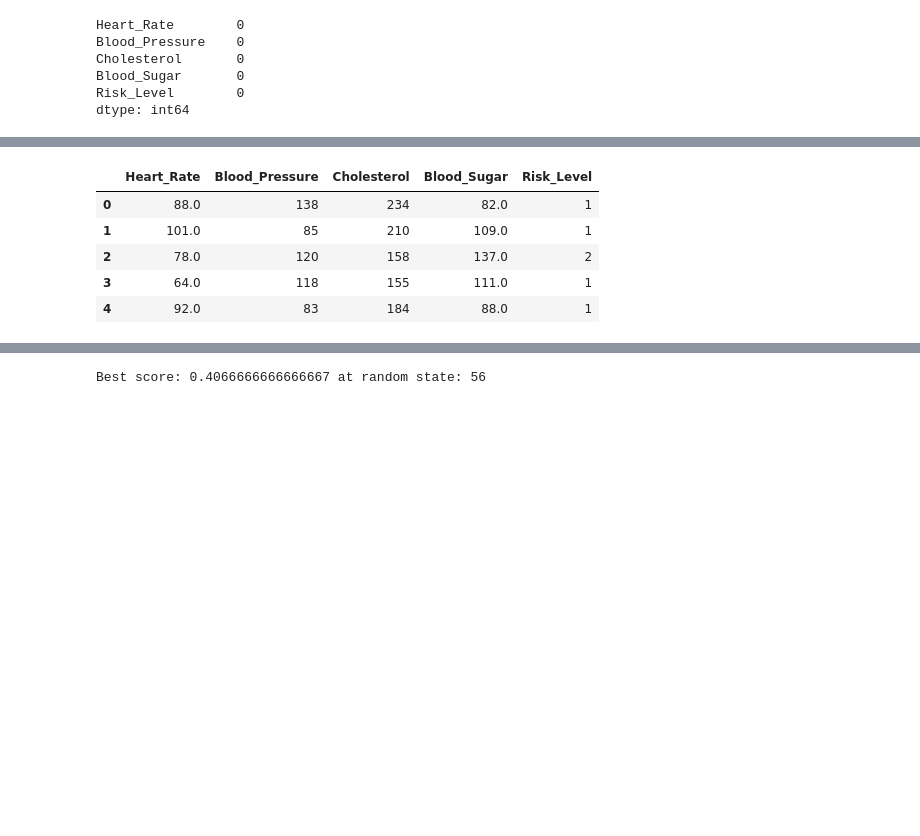
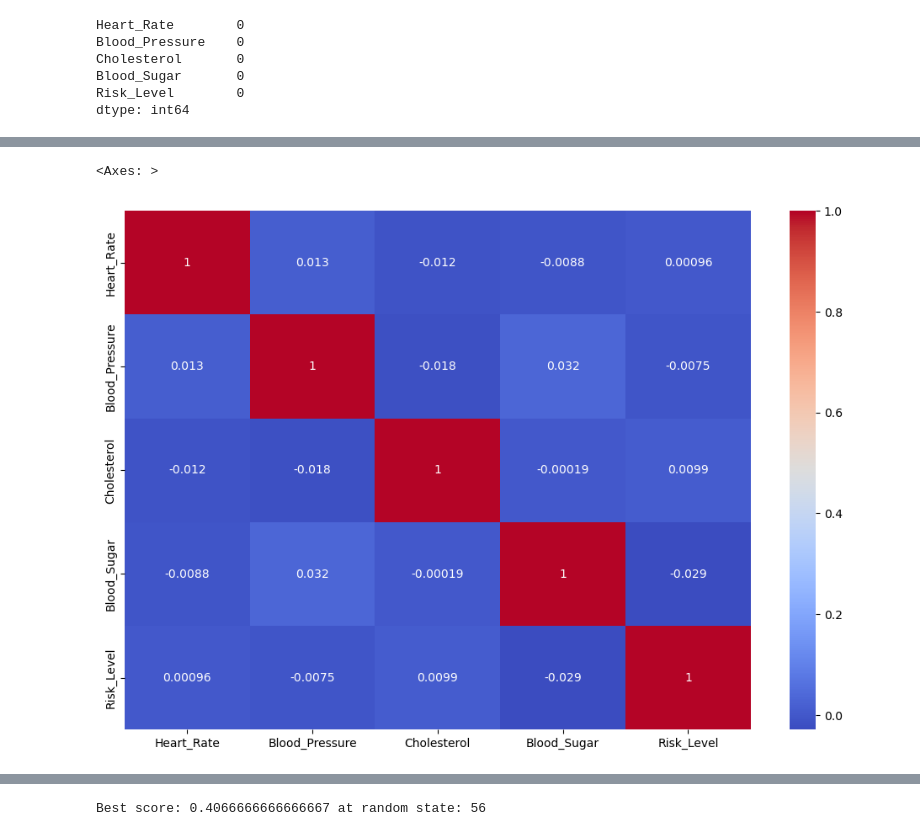
Before and after one commit to jlang62/ml-nlp-exam, a Jupyter notebook: notebooks/01_Classification.ipynb, the cells around one changed output, grey strips where cells are left out. Saved outputs shown, nothing was run; the diff lists cells and outputs as text; code cells hidden in the pictures; blank space fills up the shorter version.

Commit message:
heatmap added

```diff
--- a/notebooks/01_Classification.ipynb
+++ b/notebooks/01_Classification.ipynb
@@ -236,14 +247,10 @@ sns.pairplot(df, diag_kind = "kde")
-# %%
-# Risk_Level into numerical values
-df['Risk_Level'] = df['Risk_Level'].map({'Low': 0, 'Medium': 1, 'High': 2})
-df.head()
-# %% [output]
-|  | Heart_Rate | Blood_Pressure | Cholesterol | Blood_Sugar | Risk_Level |
-| 0 | 88.0 | 138 | 234 | 82.0 | 1 |
-| 1 | 101.0 | 85 | 210 | 109.0 | 1 |
-| 2 | 78.0 | 120 | 158 | 137.0 | 2 |
-| 3 | 64.0 | 118 | 155 | 111.0 | 1 |
-| 4 | 92.0 | 83 | 184 | 88.0 | 1 |
+# %%
+# heatmap
+plt.figure(figsize=(12, 8))
+sns.heatmap(df.corr(), annot=True, cmap='coolwarm')
+# %% [output]
+<Axes: >
+[figure, added]
 # %%
 X = df.drop(['Risk_Level'], axis=1)
 y = df['Risk_Level']
```
Also changed, not shown: parts of 5 cells of this notebook.
